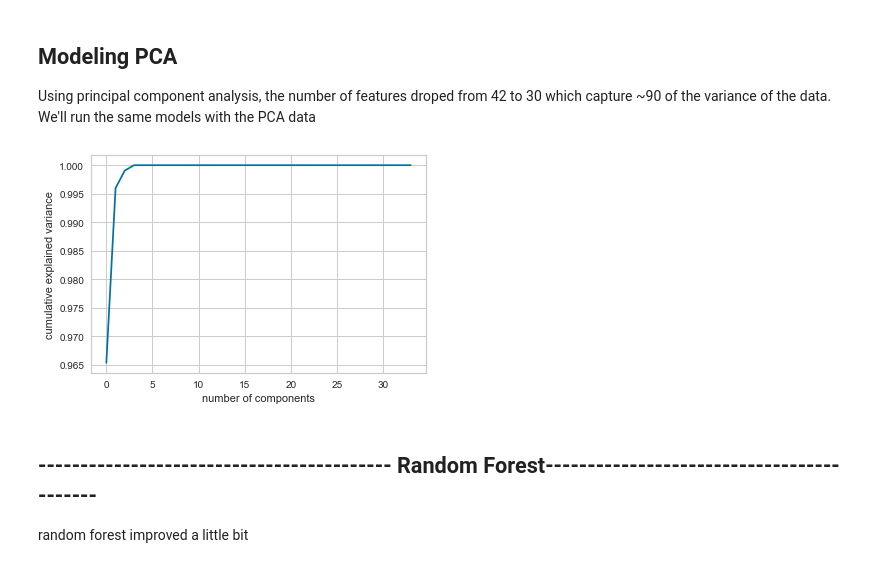
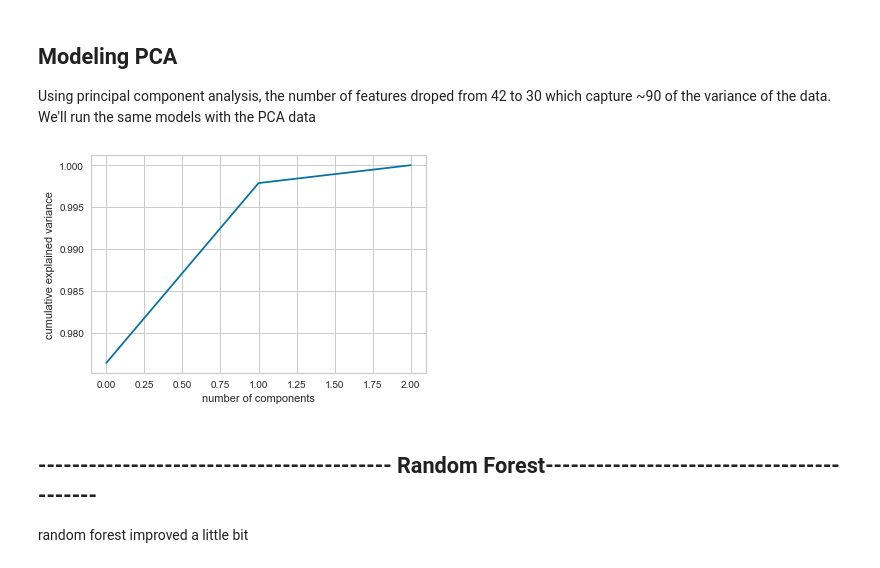
Before and after one commit to LaurentStar/Bank-Loans, a Jupyter notebook: classification.ipynb, the cells around one changed output. Cells and saved outputs as stored; diff of their text form; code cells hidden in the pictures.

```diff
--- a/classification.ipynb
+++ b/classification.ipynb
@@ -262,16 +220,22 @@ Using principal component analysis, the number of features droped from 42 to 30
 # %%
 pca = PCA().fit(X_train)
 plt.plot(np.cumsum(pca.explained_variance_ratio_))
 plt.xlabel('number of components')
 plt.ylabel('cumulative explained variance');
 
-pca = PCA(n_components=34).fit(X_train)
+# Create PCA train
+pca = PCA(n_components=3).fit(X_train)
 principalComponents = pca.fit_transform(X_train)
+_ = [f'PC{_}' for _ in range(1, 4)]
+X_train = pd.DataFrame(data=principalComponents, columns=_)
 
-_ = [f'PC{_}' for _ in range(1, 35)]
-X_train = pd.DataFrame(data=principalComponents, columns=_)
+#Create PCA test
+pca = PCA(n_components=3).fit(X_test)
+principalComponents = pca.fit_transform(X_test)
+_ = [f'PC{_}' for _ in range(1, 4)]
+X_test = pd.DataFrame(data=principalComponents, columns=_)
 # %% [output]
-[figure, old version]
+[figure, new version]
 # %% [markdown]
 ## ------------------------------------------ Random Forest------------------------------------------
 random forest improved a little bit
```
Also changed, not shown: parts of 8 cells of this notebook.
